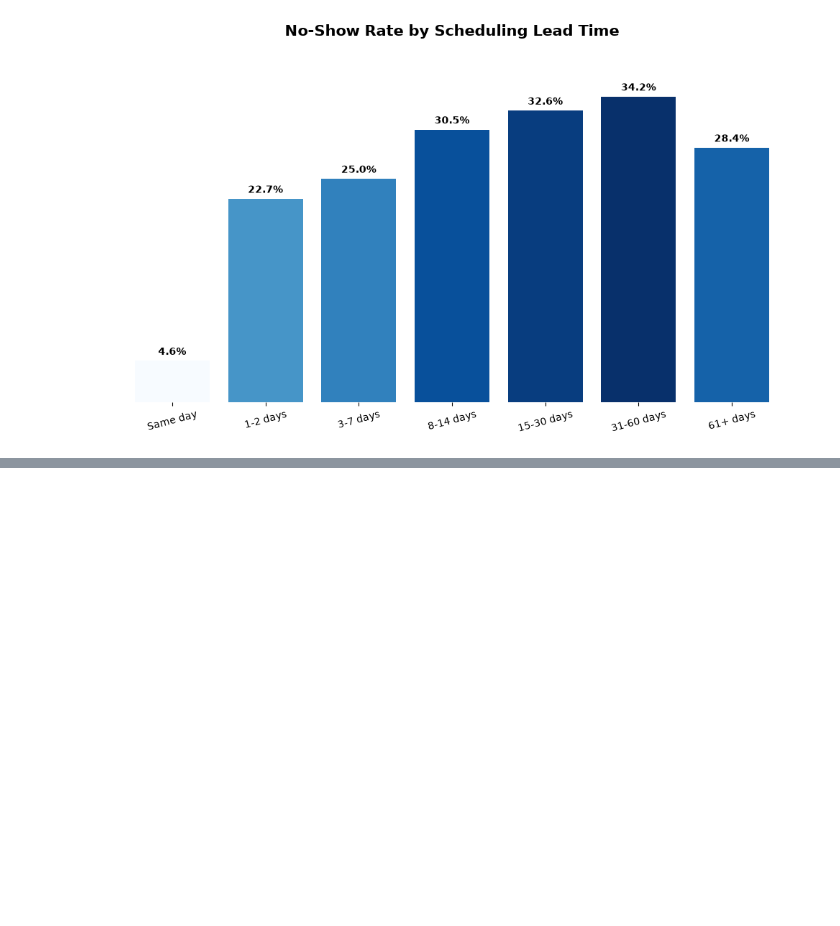
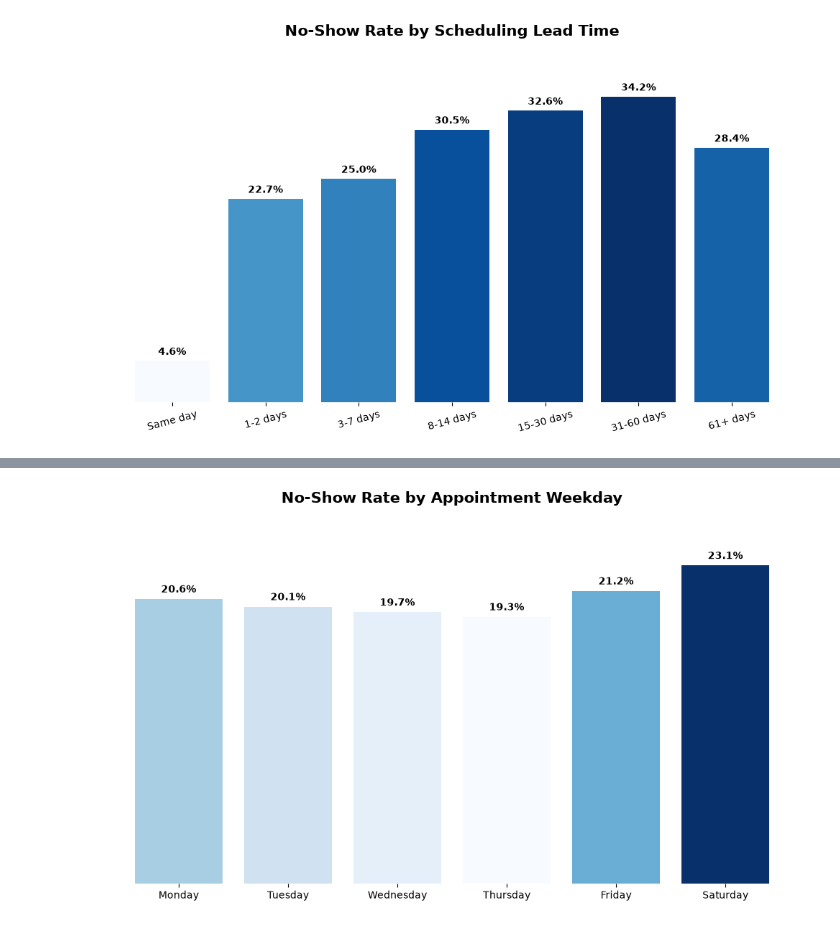
Before and after one commit to leaop/Projects, a Jupyter notebook: Healthcare — No-Shows/healthcare_no_show_analysis_final.ipynb, the cells around one changed output, grey strips where cells are left out. Saved outputs shown, nothing was run; the diff lists cells and outputs as text; code cells hidden in the pictures; blank space fills up the shorter version.

```diff
--- a/Healthcare — No-Shows/healthcare_no_show_analysis.ipynb
+++ b/Healthcare — No-Shows/healthcare_no_show_analysis_final.ipynb
@@ -922,7 +924,7 @@ min           0.000000
 max         179.000000
 Name: waiting_days, dtype: float64
 # %%
-# Create operational lead-time groups
+# Create operational lead-time groups in the main analytical dataset
 bins = [-1, 0, 2, 7, 14, 30, 60, float('inf')]
 
 labels = [
@@ -935,14 +937,14 @@ labels = [
     '61+ days'
 ]
 
-df_clean['waiting_group'] = pd.cut(
-    df_clean['waiting_days'],
+df_enriched['waiting_group'] = pd.cut(
+    df_enriched['waiting_days'],
     bins=bins,
     labels=labels
 )
 
 waiting_analysis = (
-    df_clean
+    df_enriched
     .groupby('waiting_group', observed=False)
     .agg(
         appointments=('AppointmentID', 'count'),
@@ -1025,0 +1169,11 @@ plt.show()
+# %%
+weekday_analysis = summarize_no_show(
+    df_enriched,
+    ['appointment_weekday']
+)
+
+weekday_analysis = weekday_analysis[
+    weekday_analysis['appointments'] > 0
+].copy()
+
+weekday_analysis
@@ -1025,0 +1188,55 @@ plt.show()
+# %%
+plot_weekday = weekday_analysis.copy()
+
+norm = Normalize(
+    vmin=plot_weekday['no_show_rate'].min(),
+    vmax=plot_weekday['no_show_rate'].max()
+)
+
+colors = cm.Blues(
+    norm(plot_weekday['no_show_rate'])
+)
+
+fig, ax = plt.subplots(figsize=(10, 6))
+
+bars = ax.bar(
+    plot_weekday['appointment_weekday'].astype(str),
+    plot_weekday['no_show_rate'],
+    color=colors
+)
+
+for bar, value in zip(bars, plot_weekday['no_show_rate']):
+    ax.text(
+        bar.get_x() + bar.get_width() / 2,
+        bar.get_height() + 0.3,
+        f'{value:.1f}%',
+        ha='center',
+        va='bottom',
+        fontsize=10,
+        fontweight='bold'
+    )
+
+ax.set_title(
+    'No-Show Rate by Appointment Weekday',
+    fontsize=15,
+    fontweight='bold',
+    pad=15
+)
+
+# Exact values are already displayed as data labels.
+ax.yaxis.set_visible(False)
+ax.set_xlabel('')
+ax.set_ylabel('')
+
+for spine in ax.spines.values():
+    spine.set_visible(False)
+
+ax.set_ylim(
+    0,
+    plot_weekday['no_show_rate'].max() * 1.15
+)
+
+plt.tight_layout()
+plt.show()
+# %% [output]
+[figure, added]
```
Also changed, not shown: parts of 46 cells of this notebook.
